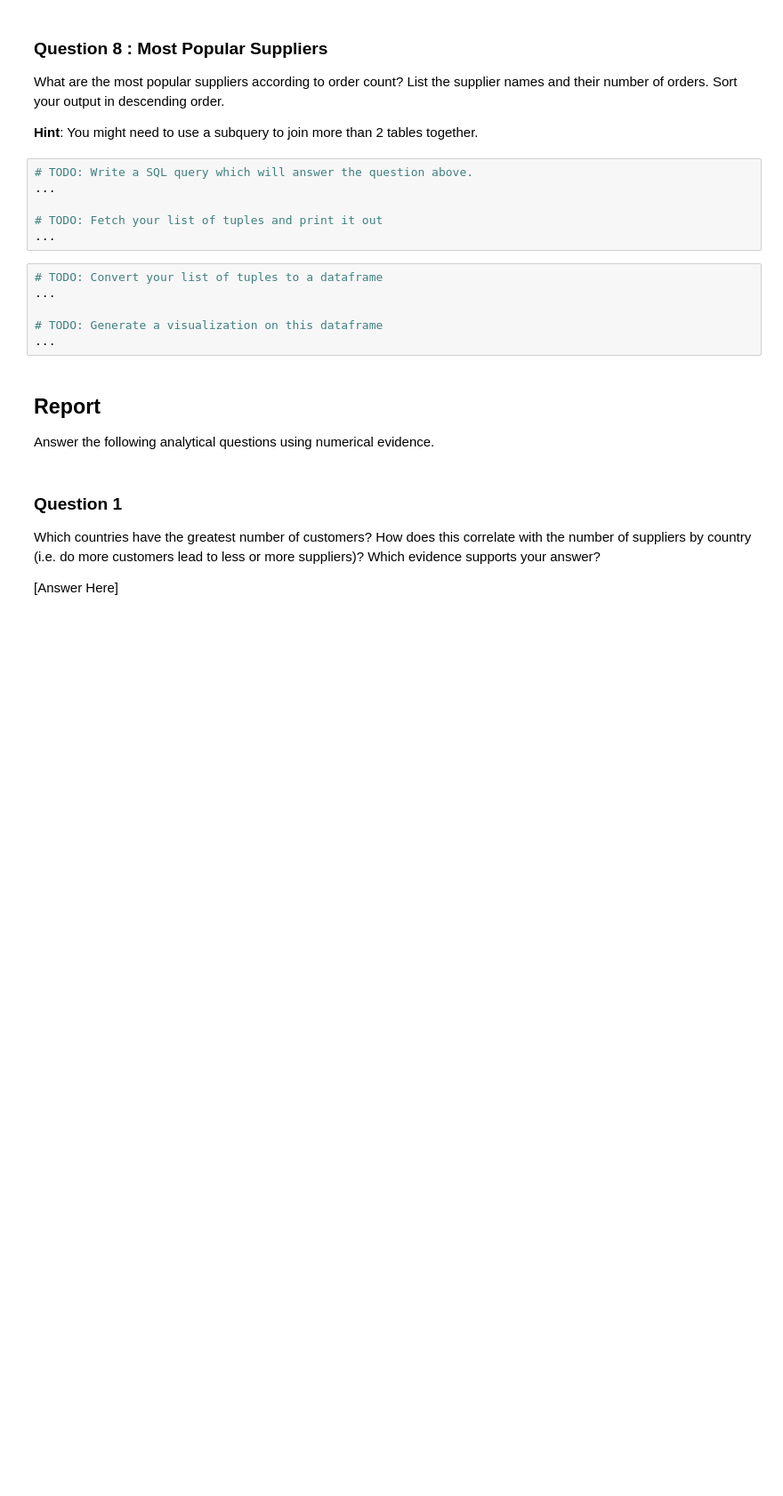
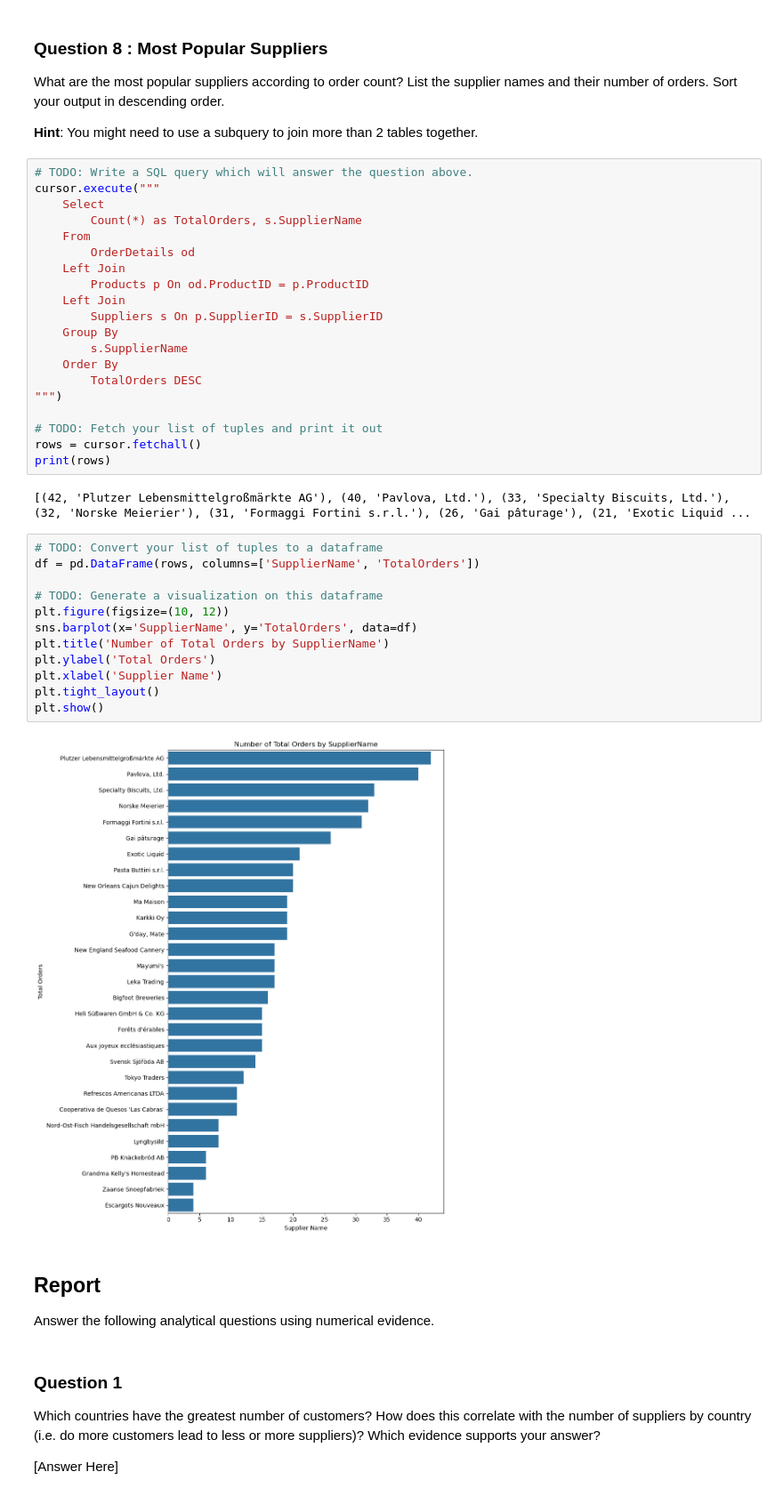
Before and after one commit to yuzchen7/adhoc-sql, a Jupyter notebook: adhoc_report.ipynb, the cells around one changed output. Shown: that part at 89% size. Saved outputs shown, nothing was run; the diff lists cells and outputs as text; blank space fills up the shorter version.

```diff
--- a/adhoc_report.ipynb
+++ b/adhoc_report.ipynb
@@ -221,16 +267,40 @@ What are the most popular suppliers according to order count? List the supplier
 **Hint**: You might need to use a subquery to join more than 2 tables together.
 # %%
 # TODO: Write a SQL query which will answer the question above.
-...
+cursor.execute("""
+    Select
+        Count(*) as TotalOrders, s.SupplierName
+    From
+        OrderDetails od
+    Left Join
+        Products p On od.ProductID = p.ProductID
+    Left Join
+        Suppliers s On p.SupplierID = s.SupplierID
+    Group By
+        s.SupplierName
+    Order By
+        TotalOrders DESC
+""")
 
 # TODO: Fetch your list of tuples and print it out
-...
+rows = cursor.fetchall()
+print(rows)
+# %% [output]
+[(42, 'Plutzer Lebensmittelgroßmärkte AG'), (40, 'Pavlova, Ltd.'), (33, 'Specialty Biscuits, Ltd.'), (32, 'Norske Meierier'), (31, 'Formaggi Fortini s.r.l.'), (26, 'Gai pâturage'), (21, 'Exotic Liquid ...
 # %%
 # TODO: Convert your list of tuples to a dataframe
-...
+df = pd.DataFrame(rows, columns=['SupplierName', 'TotalOrders'])
 
 # TODO: Generate a visualization on this dataframe
-...
+plt.figure(figsize=(10, 12))
+sns.barplot(x='SupplierName', y='TotalOrders', data=df)
+plt.title('Number of Total Orders by SupplierName')
+plt.ylabel('Total Orders')
+plt.xlabel('Supplier Name')
+plt.tight_layout()
+plt.show()
+# %% [output]
+[figure, added]
 # %% [markdown]
 ## Report
 
```
Also changed, not shown: parts of 4 cells of this notebook.
